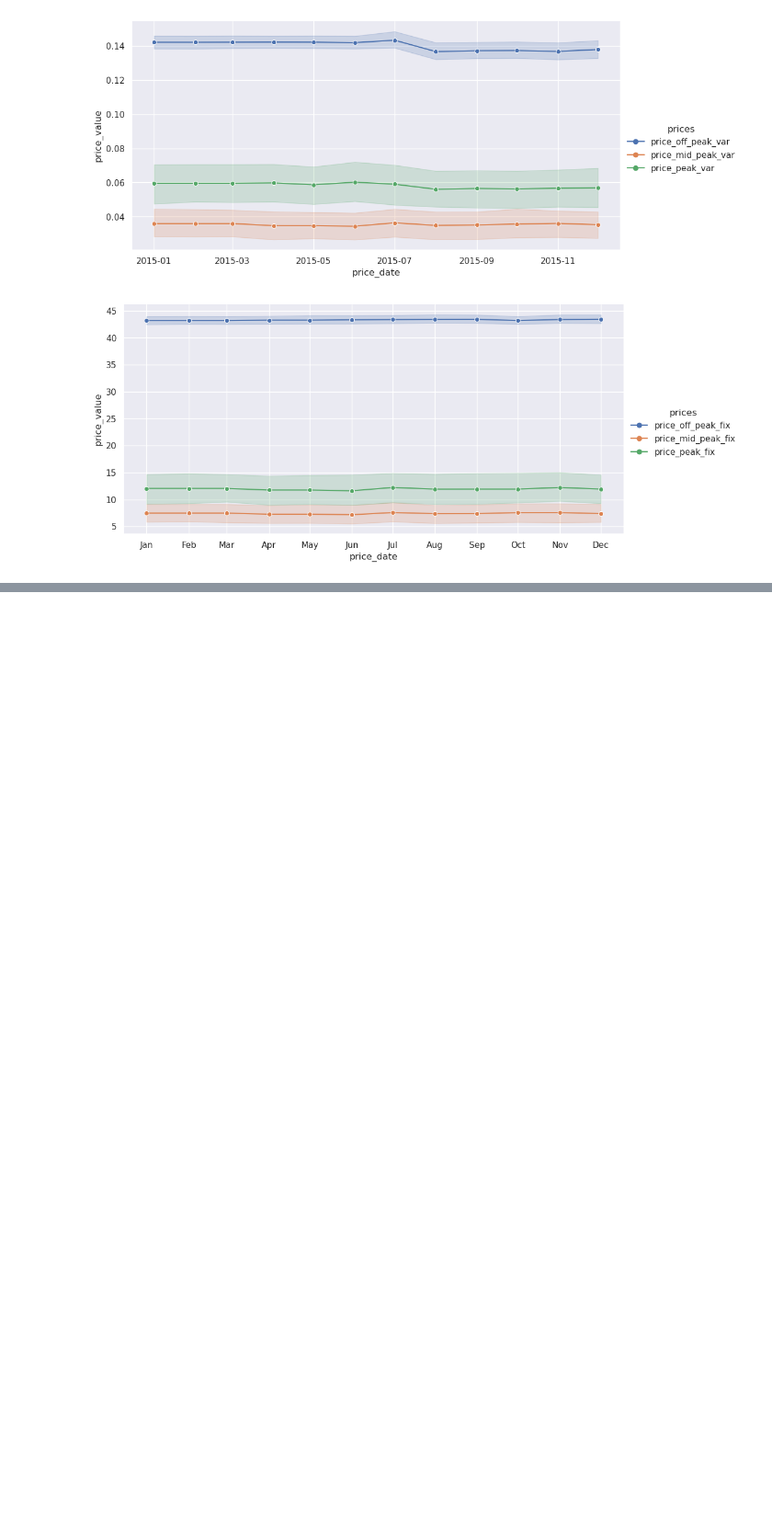
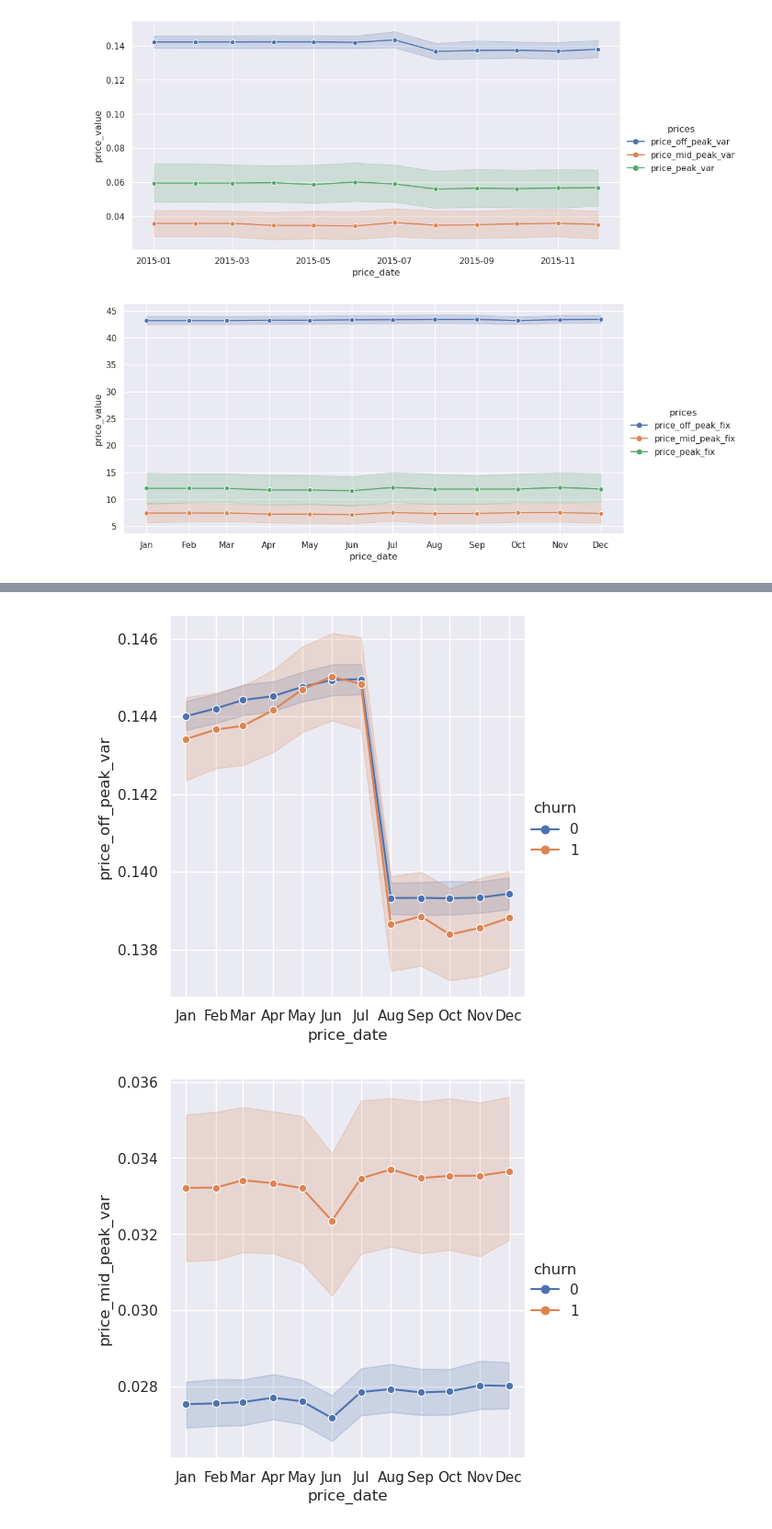
Before and after one commit to Ramon-PR/BCG-DataScience-The-Forage, a Jupyter notebook: nbs/Task2_Data_exploration.ipynb, the cells around one changed output, grey strips where cells are left out. Shown: that part at 92% size. Saved outputs shown, nothing was run; the diff lists cells and outputs as text; code cells hidden in the pictures; blank space fills up the shorter version.

```diff
--- a/nbs/Task2_Data_exploration.ipynb
+++ b/nbs/Task2_Data_exploration.ipynb
@@ -512,0 +550,18 @@ ax.xaxis.set_major_formatter(DateFormatter('%b')) # Use '%b' for abbreviated nam
+# %%
+sns.relplot(data=df_var, x="price_date", y="price_off_peak_var", hue="churn", kind="line", marker="o")
+ax = plt.gca()
+ax.xaxis.set_major_locator(MonthLocator(interval=1))
+ax.xaxis.set_major_formatter(DateFormatter('%b')) # Use '%b' for abbreviated names (e.g., Jan, Feb)
+
+sns.relplot(data=df_var, x="price_date", y="price_mid_peak_var", hue="churn", kind="line", marker="o")
+ax = plt.gca()
+ax.xaxis.set_major_locator(MonthLocator(interval=1))
+ax.xaxis.set_major_formatter(DateFormatter('%b')) # Use '%b' for abbreviated names (e.g., Jan, Feb)
+
+sns.relplot(data=df_var, x="price_date", y="price_peak_var", hue="churn", kind="line", marker="o")
+ax = plt.gca()
+ax.xaxis.set_major_locator(MonthLocator(interval=1))
+ax.xaxis.set_major_formatter(DateFormatter('%b')) # Use '%b' for abbreviated names (e.g., Jan, Feb)
+# %% [output]
+[figure, added]
+[figure, added]
```
Also changed, not shown: parts of 9 cells of this notebook.
